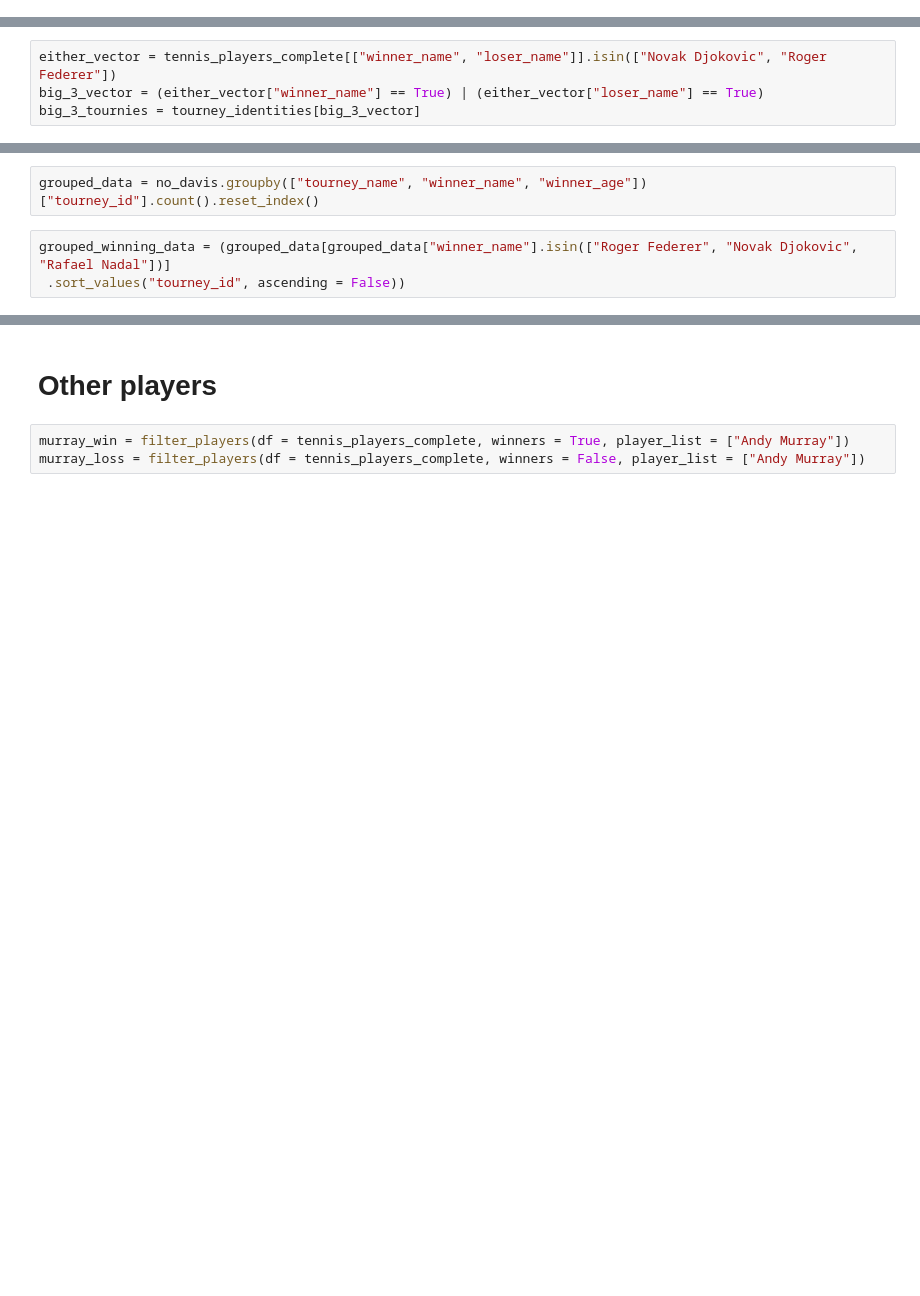
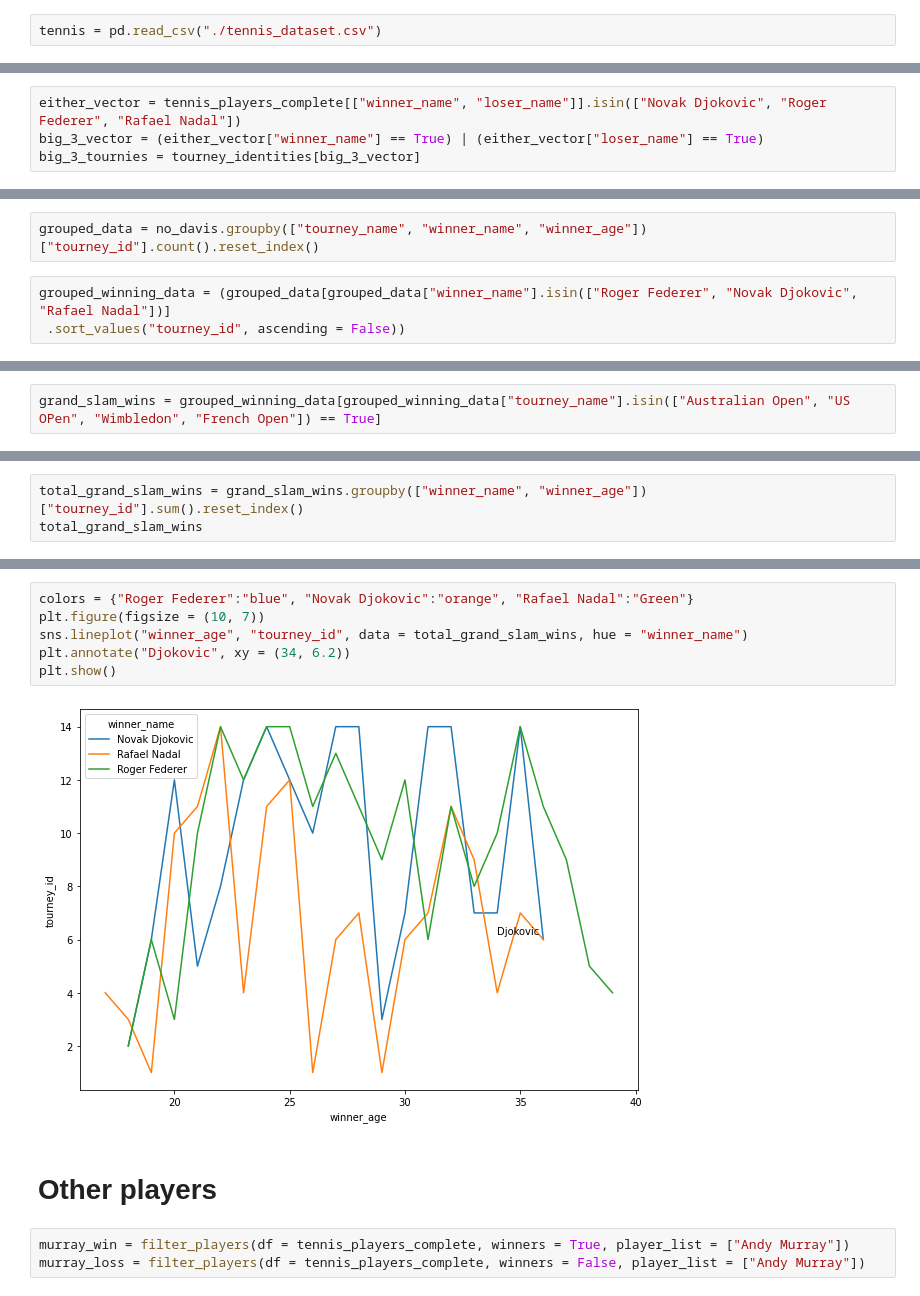
Before and after one commit to harryclem/TennisTop3, a Jupyter notebook: Top 3 tennis figures.ipynb, the cells around one changed output, grey strips where cells are left out. Saved outputs shown, nothing was run; the diff lists cells and outputs as text; blank space fills up the shorter version.

Commit message:
Added grand slam wins
Added grand slam wins as chart

```diff
--- a/Top 3 tennis figures.ipynb
+++ b/Top 3 tennis figures.ipynb
@@ -34,3 +36,5 @@ tennis.head()
+# %%
+tennis = pd.read_csv("./tennis_dataset.csv")
 # %% [markdown]
 Find all of the columns to operate on in the data.
 # %%
@@ -223,7 +228,7 @@ tourney_identities = convert_columns(tennis).loc[:, ["tourney_id", "tourney_name
 # %% [markdown]
 Filter on if the big 3 won or lost a game.
 # %%
-either_vector = tennis_players_complete[["winner_name", "loser_name"]].isin(["Novak Djokovic", "Roger Federer"])
+either_vector = tennis_players_complete[["winner_name", "loser_name"]].isin(["Novak Djokovic", "Roger Federer", "Rafael Nadal"])
 big_3_vector = (either_vector["winner_name"] == True) | (either_vector["loser_name"] == True)
 big_3_tournies = tourney_identities[big_3_vector]
 # %% [markdown]
@@ -255,0 +245,2 @@ grouped_winning_data
+# %%
+grand_slam_wins = grouped_winning_data[grouped_winning_data["tourney_name"].isin(["Australian Open", "US OPen", "Wimbledon", "French Open"]) == True]
@@ -255,0 +263,3 @@ grouped_winning_data
+# %%
+total_grand_slam_wins = grand_slam_wins.groupby(["winner_name", "winner_age"])["tourney_id"].sum().reset_index()
+total_grand_slam_wins
@@ -256,3 +280,11 @@ grouped_winning_data
+# %%
+colors = {"Roger Federer":"blue", "Novak Djokovic":"orange", "Rafael Nadal":"Green"}
+plt.figure(figsize = (10, 7))
+sns.lineplot("winner_age", "tourney_id", data = total_grand_slam_wins, hue = "winner_name")
+plt.annotate("Djokovic", xy = (34, 6.2))
+plt.show()
+# %% [output]
+[figure, added]
 # %% [markdown]
 # Other players
 # %%
```
Also changed, not shown: parts of 6 cells of this notebook, 1 other file.
